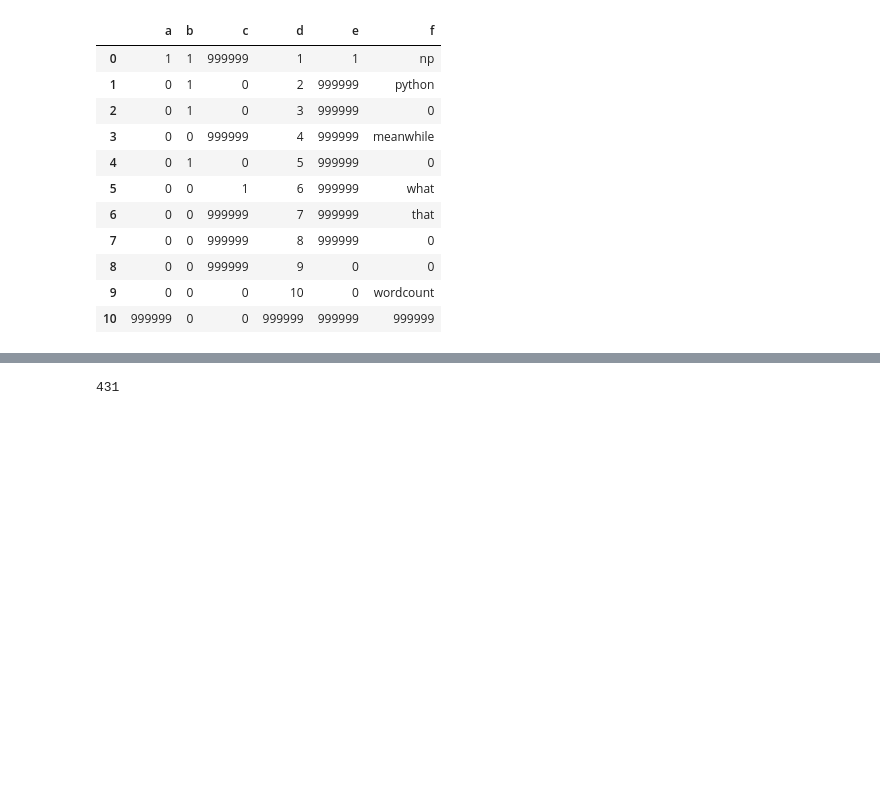
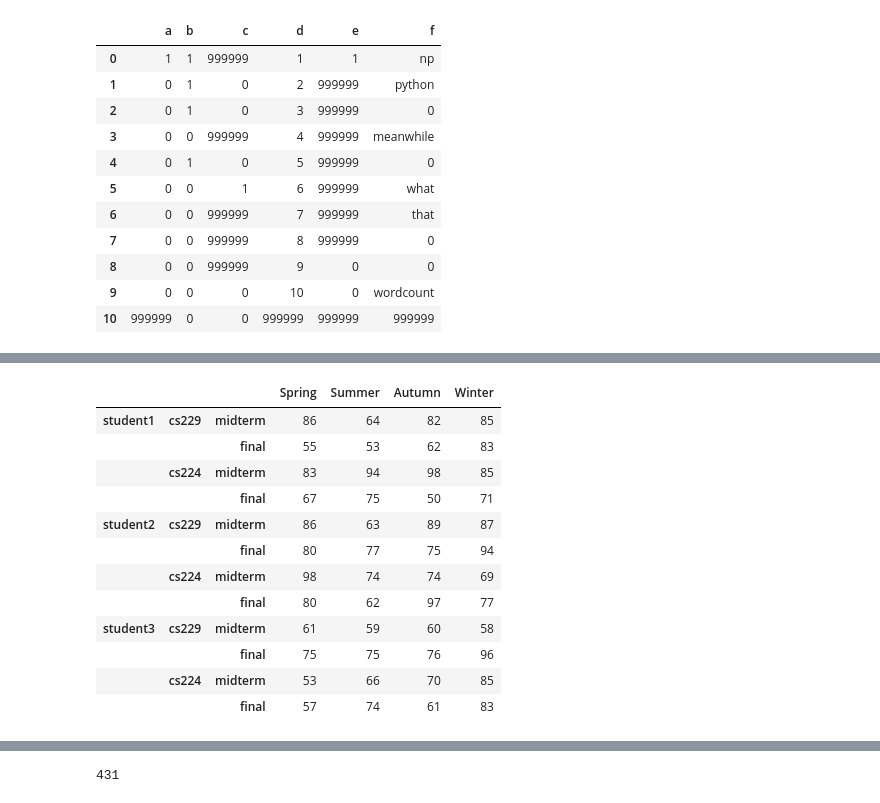
Before and after one commit to shanjiang1994/The_complete_guide_in_Python_for_DA-DS, a Jupyter notebook: 7.Pandas.ipynb, the cells around one changed output, grey strips where cells are left out. Cells and saved outputs as stored; diff of their text form; code cells hidden in the pictures; blank space fills up the shorter version.

```diff
--- a/7.Pandas.ipynb
+++ b/7.Pandas.ipynb
@@ -1395,0 +1467,17 @@ df
+# %%
+df = df.T
+df
+# %% [output]
+|  |  |  | Spring | Summer | Autumn | Winter |
+| student1 | cs229 | midterm | 86 | 64 | 82 | 85 |
+|  |  | final | 55 | 53 | 62 | 83 |
+|  | cs224 | midterm | 83 | 94 | 98 | 85 |
+|  |  | final | 67 | 75 | 50 | 71 |
+| student2 | cs229 | midterm | 86 | 63 | 89 | 87 |
+|  |  | final | 80 | 77 | 75 | 94 |
+|  | cs224 | midterm | 98 | 74 | 74 | 69 |
+|  |  | final | 80 | 62 | 97 | 77 |
+| student3 | cs229 | midterm | 61 | 59 | 60 | 58 |
+|  |  | final | 75 | 75 | 76 | 96 |
+|  | cs224 | midterm | 53 | 66 | 70 | 85 |
+|  |  | final | 57 | 74 | 61 | 83 |
```
Also changed, not shown: parts of 13 cells of this notebook.
